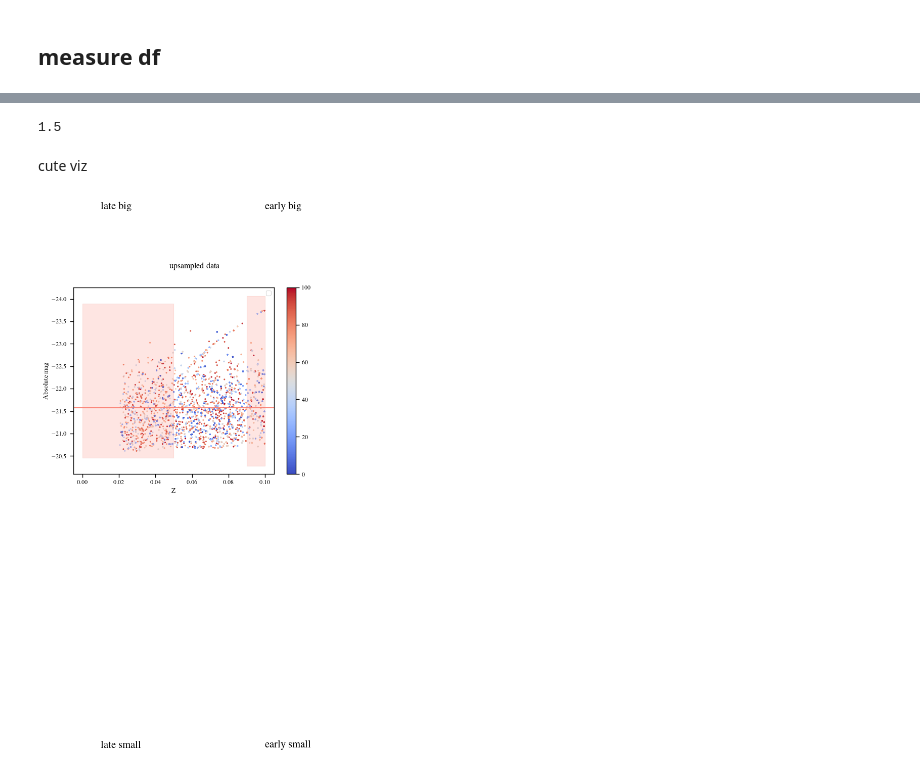
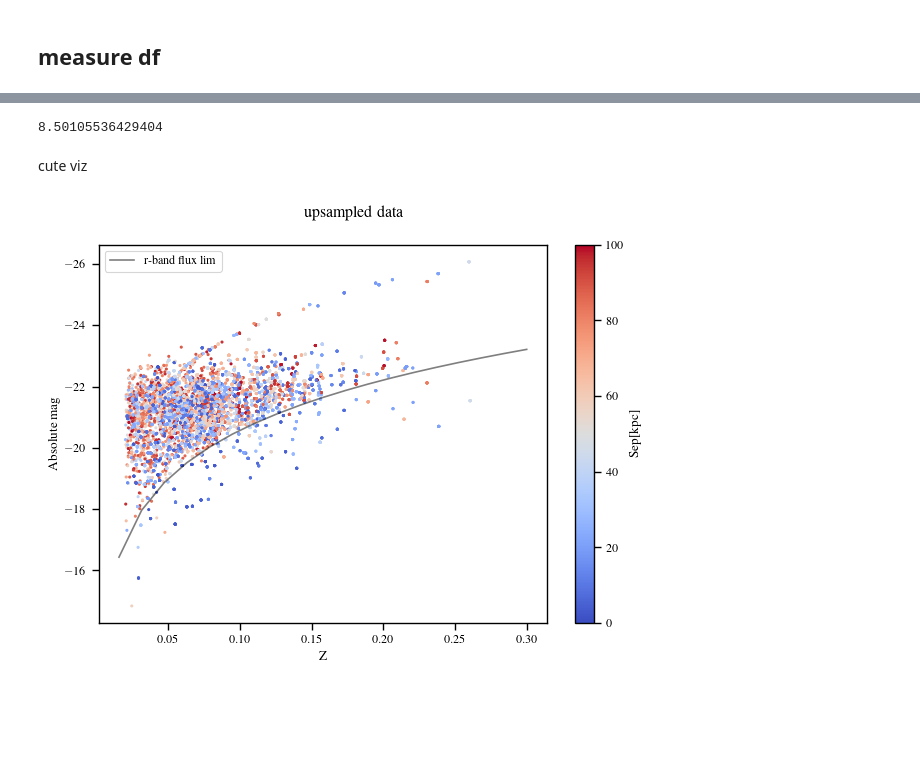
Before and after one commit to insepien/dftime, a Jupyter notebook: liu11.ipynb, the cells around one changed output, grey strips where cells are left out. Cells and saved outputs as stored; diff of their text form; code cells hidden in the pictures; blank space fills up the shorter version.

```diff
--- a/liu11.ipynb
+++ b/liu11.ipynb
@@ -346,32 +400,34 @@ PermutationTestResult(statistic=0.6000000000000014, pvalue=0.4335, null_distribu
 # %%
-# cosmo.lookback_time(0.09) - cosmo.lookback_time(0.05), cosmo.lookback_time(0.1) - cosmo.lookback_time(0)
-vldf.DelTh.min()
+# cosmo.lookback_time(0.1) - cosmo.lookback_time(0.05), cosmo.lookback_time(0.1) - cosmo.lookback_time(0)
+# ((2*u.arcsec).to(u.rad).value*cosmo.luminosity_distance(0.1)).to(u.kpc)
+time(zLate[0],zLate[1])
 # %% [output]
-1.5
+8.50105536429404
 # %% [markdown]
 cute viz
 # %%
 fig,ax = plt.subplots()
 rmax = 100
 rmin = 0
-df = vldf
+df = fulldf
 sepcut = (df.rp < rmax) & (df.rp > rmin)
 im = ax.scatter(df.z_x[sepcut], df.absmag_kcor_extcor[sepcut], c=df.rp[sepcut], vmin=rmin, vmax=rmax, s=2, cmap='coolwarm')
 ax.set_xlabel("Z")
 ax.set_ylabel("Absolute mag")
 ax.yaxis.set_inverted(True)
-[ax.axhline(c,c='salmon') for c in cutsE]
-[ax.fill_between([c[0],c[1]],ax.get_ylim()[0],ax.get_ylim()[1],alpha=0.2,color='salmon') for c in [zLate,zEarly]]
-ax.text(0.1,-14,"early small",fontsize=15)
-ax.text(0.1,-26,"early big",fontsize=15)
-ax.text(0.01,-14,"late small",fontsize=15)
-ax.text(0.01,-26,"late big",fontsize=15)
+# [ax.axhline(c,c='salmon') for c in cutsE]
+# [ax.fill_between([c[0],c[1]],ax.get_ylim()[0],ax.get_ylim()[1],alpha=0.2,color='salmon') for c in [zLate,zEarly]]
+# ax.text(0.1,-14,"early small",fontsize=15)
+# ax.text(0.1,-26,"early big",fontsize=15)
+# ax.text(0.01,-14,"late small",fontsize=15)
+# ax.text(0.01,-26,"late big",fontsize=15)
 
-# zrange = np.linspace(0,0.3,20)
-# ax.plot(zrange, 17.77-cosmo.distmod(zrange).value, label='r-band flux lim')
+zrange = np.linspace(0,0.3,20)
+ax.plot(zrange, 17.77-cosmo.distmod(zrange).value, label='r-band flux lim',c='k',alpha=0.5)
 ax.legend()
 
 fig.suptitle("upsampled data")
-fig.colorbar(im);
+fig.colorbar(im,label='Sep[kpc]')
+fig.tight_layout();
 # %% [output]
-[figure, old version]
+[figure, new version]
```
Also changed, not shown: parts of 10 cells of this notebook, 1 other file.
